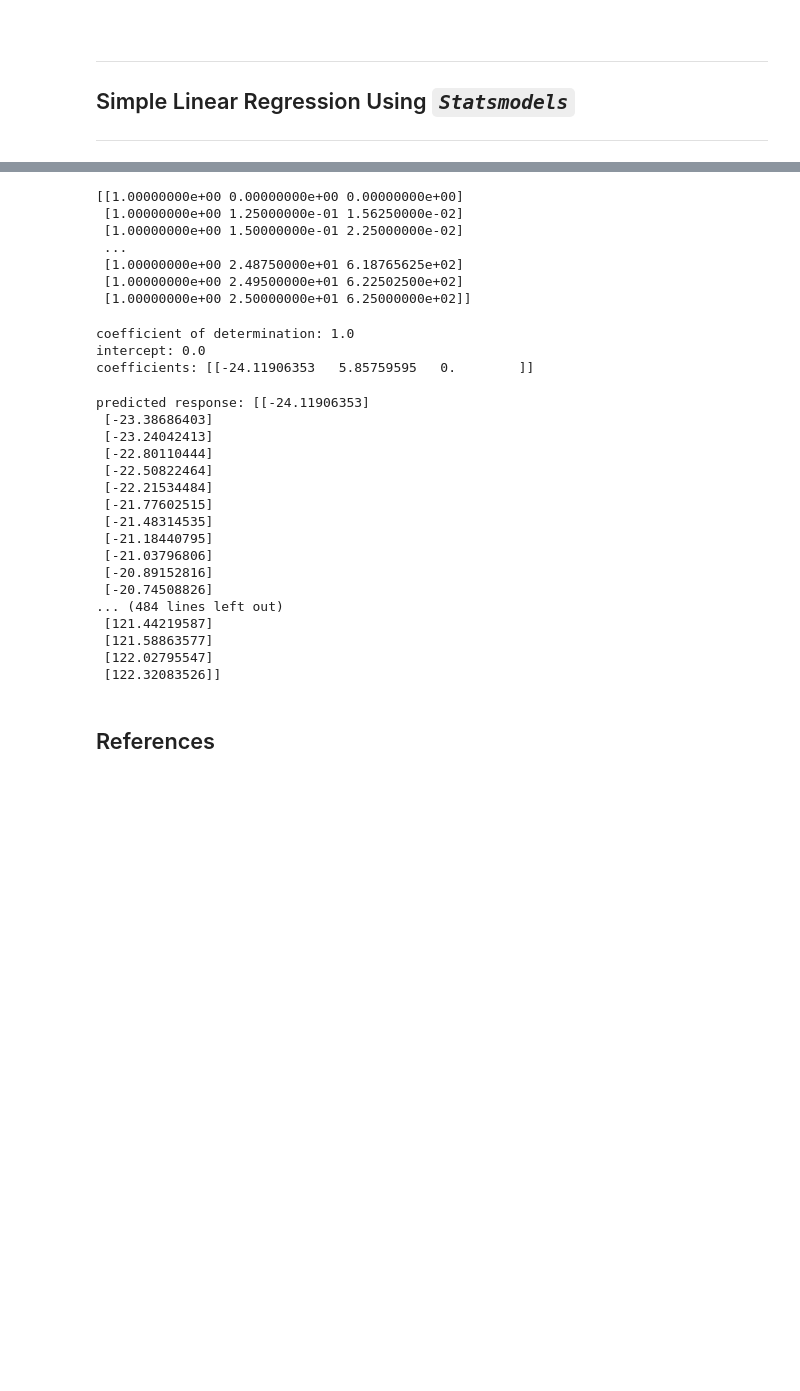
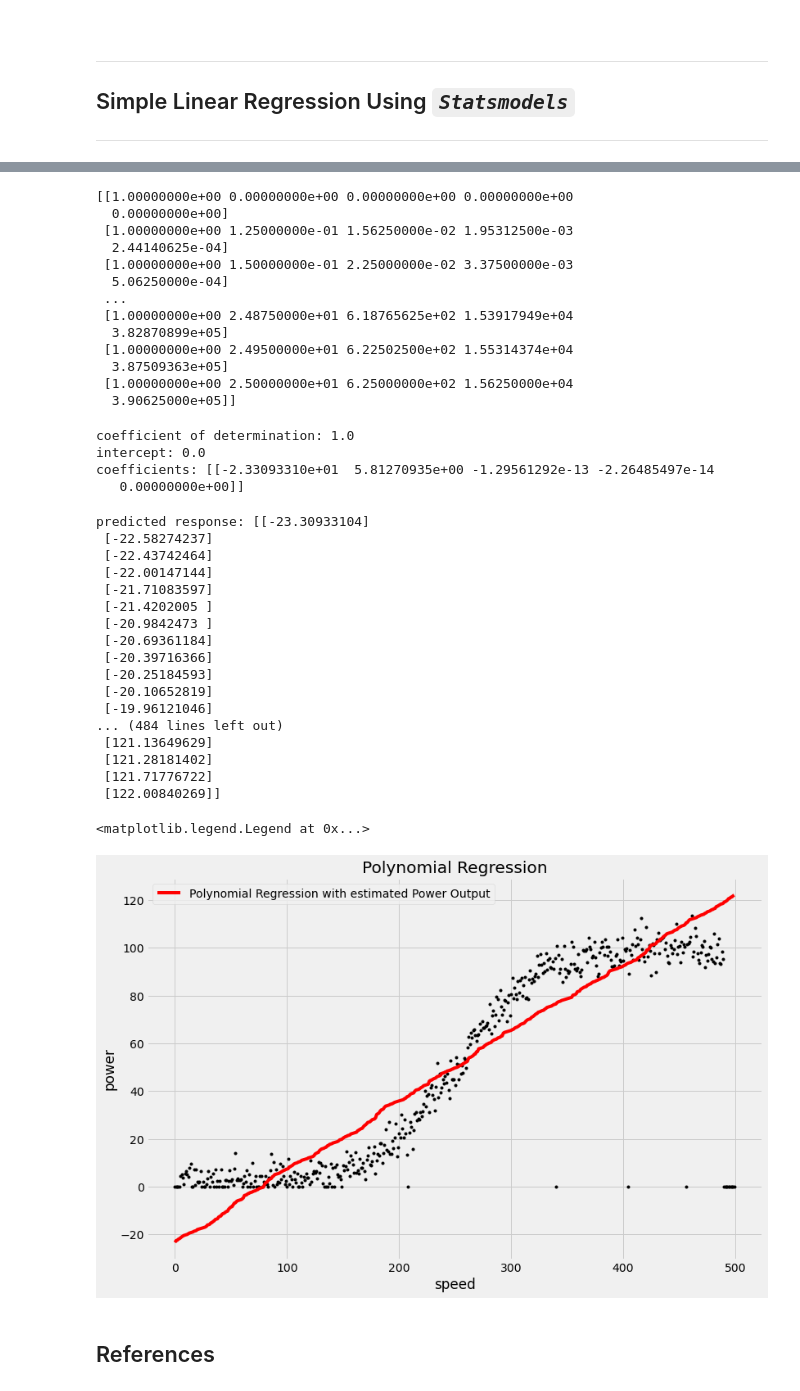
Before and after one commit to G00387867/FDA-project, a Jupyter notebook: power-production.ipynb, the cells around one changed output, grey strips where cells are left out. Drawn from its saved outputs; the diff is of its cells as text; code cells hidden in the pictures; blank space fills up the shorter version.

Commit message:
Adjust Polynomial Regression

```diff
--- a/power-production.ipynb
+++ b/power-production.ipynb
@@ -409,0 +421,3 @@ x_ = PolynomialFeatures(degree=2, include_bias=False).fit_transform(x)
+# %%
+# transformer refers to an instance of PolynomialFeatures which you can use to transform the input x (speed).
+transformer = PolynomialFeatures(degree=4, include_bias=False)
@@ -423,18 +455,26 @@ coefficients: [[ 5.85759595e+00 -1.21986864e-18]]
 # %%
-x_ = PolynomialFeatures(degree=2, include_bias=True).fit_transform(x)
+# Getting very similar results with different transformation arguments.
+x_ = PolynomialFeatures(degree=4, include_bias=True).fit_transform(x)
 # %%
 print(x_)
 # %% [output]
-[[1.00000000e+00 0.00000000e+00 0.00000000e+00]
- [1.00000000e+00 1.25000000e-01 1.56250000e-02]
- [1.00000000e+00 1.50000000e-01 2.25000000e-02]
+[[1.00000000e+00 0.00000000e+00 0.00000000e+00 0.00000000e+00
+  0.00000000e+00]
+ [1.00000000e+00 1.25000000e-01 1.56250000e-02 1.95312500e-03
+  2.44140625e-04]
+ [1.00000000e+00 1.50000000e-01 2.25000000e-02 3.37500000e-03
+  5.06250000e-04]
  ...
- [1.00000000e+00 2.48750000e+01 6.18765625e+02]
- [1.00000000e+00 2.49500000e+01 6.22502500e+02]
- [1.00000000e+00 2.50000000e+01 6.25000000e+02]]
+ [1.00000000e+00 2.48750000e+01 6.18765625e+02 1.53917949e+04
+  3.82870899e+05]
+ [1.00000000e+00 2.49500000e+01 6.22502500e+02 1.55314374e+04
+  3.87509363e+05]
+ [1.00000000e+00 2.50000000e+01 6.25000000e+02 1.56250000e+04
+  3.90625000e+05]]
 # %%
 model = LinearRegression(fit_intercept=False).fit(x_, y)
 # %%
+# Getting similar results to the previous case.
 r_sq = model.score(x_, y)
 print('coefficient of determination:', r_sq)
 
@@ -444,28 +484,40 @@ print('coefficients:', model.coef_)
 # %% [output]
 coefficient of determination: 1.0
 intercept: 0.0
-coefficients: [[-24.11906353   5.85759595   0.        ]]
+coefficients: [[-2.33093310e+01  5.81270935e+00 -1.29561292e-13 -2.26485497e-14
+   0.00000000e+00]]
 # %%
+# predict the response (power)
 y_pred = model.predict(x_)
 print('predicted response:', y_pred)
 # %% [output]
-predicted response: [[-24.11906353]
- [-23.38686403]
- [-23.24042413]
- [-22.80110444]
- [-22.50822464]
- [-22.21534484]
- [-21.77602515]
- [-21.48314535]
- [-21.18440795]
- [-21.03796806]
- [-20.89152816]
- [-20.74508826]
+predicted response: [[-23.30933104]
+ [-22.58274237]
+ [-22.43742464]
+ [-22.00147144]
+ [-21.71083597]
+ [-21.4202005 ]
+ [-20.9842473 ]
+ [-20.69361184]
+ [-20.39716366]
+ [-20.25184593]
+ [-20.10652819]
+ [-19.96121046]
 ... (484 lines left out)
- [121.44219587]
- [121.58863577]
- [122.02795547]
- [122.32083526]]
+ [121.13649629]
+ [121.28181402]
+ [121.71776722]
+ [122.00840269]]
+# %%
+plt.plot(df["power"], "k.",)
+plt.plot(y_pred, "r-", label = "Polynomial Regression with estimated Power Output")
+plt.title("Polynomial Regression")
+plt.xlabel("speed")
+plt.ylabel("power")
+plt.legend()
+# %% [output]
+<matplotlib.legend.Legend at 0x...>
+[figure, added]
 # %% [markdown]
 ## References
 # %% [markdown]
```
Also changed, not shown: parts of 26 cells of this notebook.
